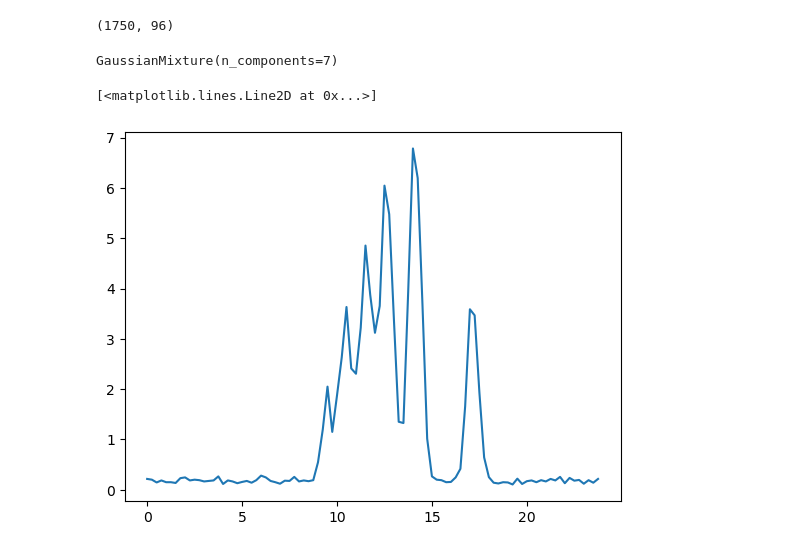
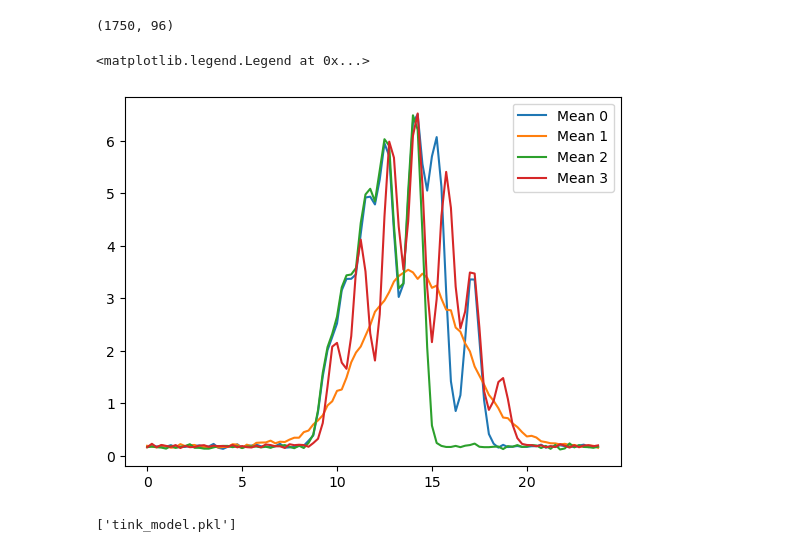
Before and after one commit to Sciguy128/SeniorProject, a Jupyter notebook: prediction/predict.ipynb, the cells around one changed output. Cells and saved outputs as stored; diff of their text form; code cells hidden in the pictures.

```diff
--- a/prediction/predict.ipynb
+++ b/prediction/predict.ipynb
@@ -147,14 +147,20 @@ print(examples.shape)
 # %%
 from sklearn.mixture import GaussianMixture
 
-gmm = GaussianMixture(n_components=7)
+gmm = GaussianMixture(n_components=4)
 gmm.fit(examples)
+
+plt.plot(x, gmm.means_[0], label="Mean 0")
+plt.plot(x, gmm.means_[1], label="Mean 1")
+plt.plot(x, gmm.means_[2], label="Mean 2")
+plt.plot(x, gmm.means_[3], label="Mean 3")
+plt.legend()
 # %% [output]
-GaussianMixture(n_components=7)
+<matplotlib.legend.Legend at 0x...>
+[figure, added]
 # %%
 import joblib
 
-joblib.dump(gmm, "gmm_model.pkl")
+joblib.dump(gmm, "tink_model.pkl")
 # %% [output]
-[<matplotlib.lines.Line2D at 0x...>]
+['tink_model.pkl']
-[figure, removed]
```
Also changed, not shown: parts of 3 cells of this notebook, 3 other files.
